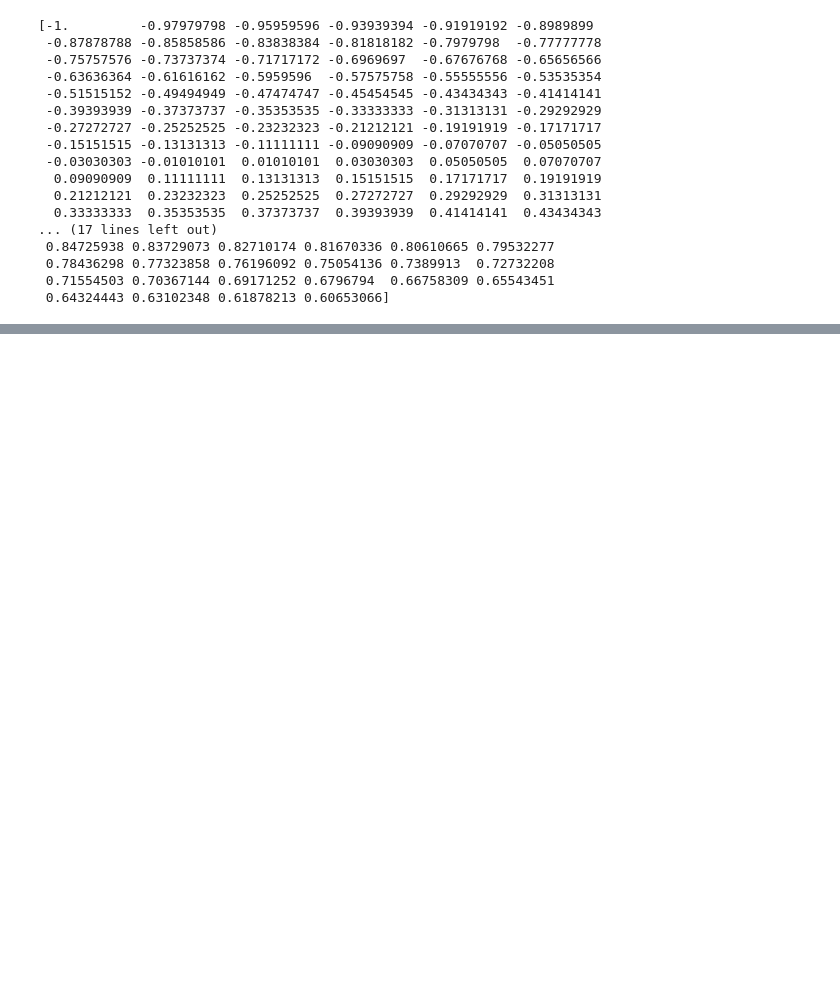
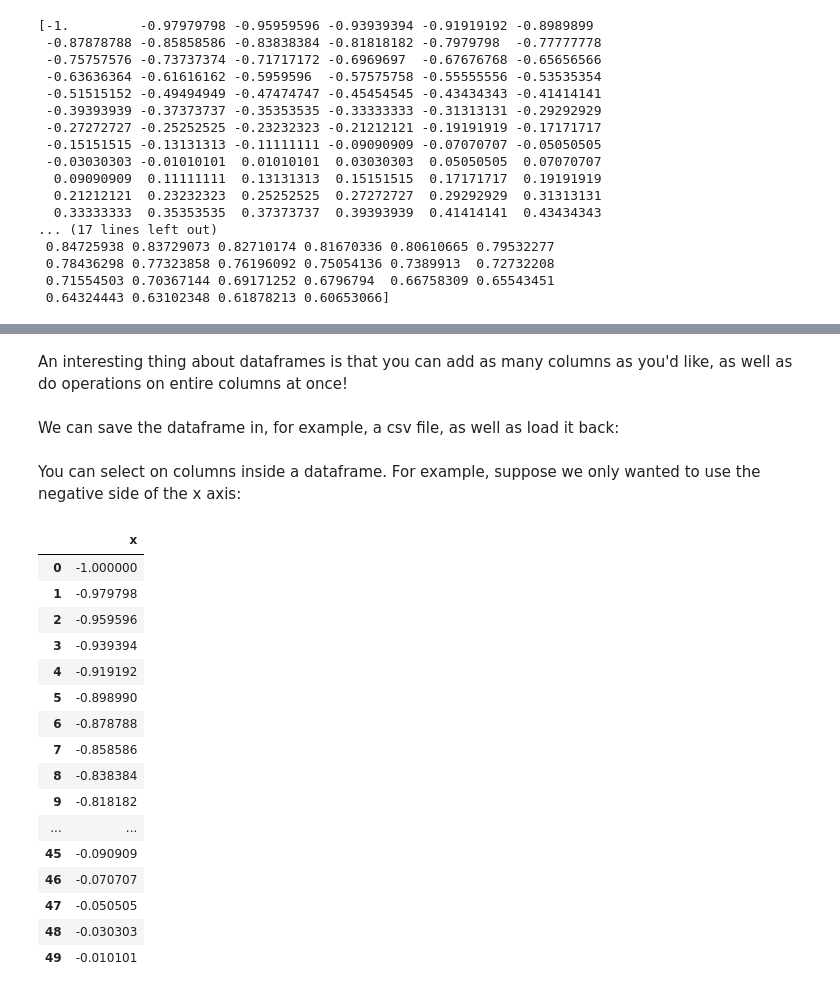
Before and after one commit to bernardinelli/python_workshop_penn, a Jupyter notebook: Numpy basics.ipynb, the cells around one changed output, grey strips where cells are left out. Saved outputs shown, nothing was run; the diff lists cells and outputs as text; code cells hidden in the pictures; blank space fills up the shorter version.

```diff
--- a/Numpy basics.ipynb
+++ b/Numpy basics.ipynb
@@ -200,0 +230,7 @@ print(x, gauss)
+# %%
+df = pd.DataFrame()
+
+df['x'] = x
+
+## we can access it in two ways:
+print(df['x'], df.x)
@@ -200,0 +255,13 @@ print(x, gauss)
+# %% [markdown]
+An interesting thing about dataframes is that you can add as many columns as you'd like, as well as do operations on entire columns at once!
+# %%
+## assigning new values, either by using previously made variables:
+df['gauss'] = gauss
+
+## or making new ones using data from the dataframe:
+
+df['sigmoid'] = g(df.x)
+
+df['damped'] = h(df['x'])
+# %% [markdown]
+We can save the dataframe in, for example, a csv file, as well as load it back:
@@ -200,0 +272,24 @@ print(x, gauss)
+# %% [markdown]
+You can select on columns inside a dataframe. For example, suppose we only wanted to use the negative side of the x axis:
+# %%
+positive = df[df['x'] < 0]
+
+positive
+# %% [output]
+|  | x |
+| 0 | -1.000000 |
+| 1 | -0.979798 |
+| 2 | -0.959596 |
+| 3 | -0.939394 |
+| 4 | -0.919192 |
+| 5 | -0.898990 |
+| 6 | -0.878788 |
+| 7 | -0.858586 |
+| 8 | -0.838384 |
+| 9 | -0.818182 |
+| ... | ... |
+| 45 | -0.090909 |
+| 46 | -0.070707 |
+| 47 | -0.050505 |
+| 48 | -0.030303 |
+| 49 | -0.010101 |
```
Also changed, not shown: parts of 15 cells of this notebook.
